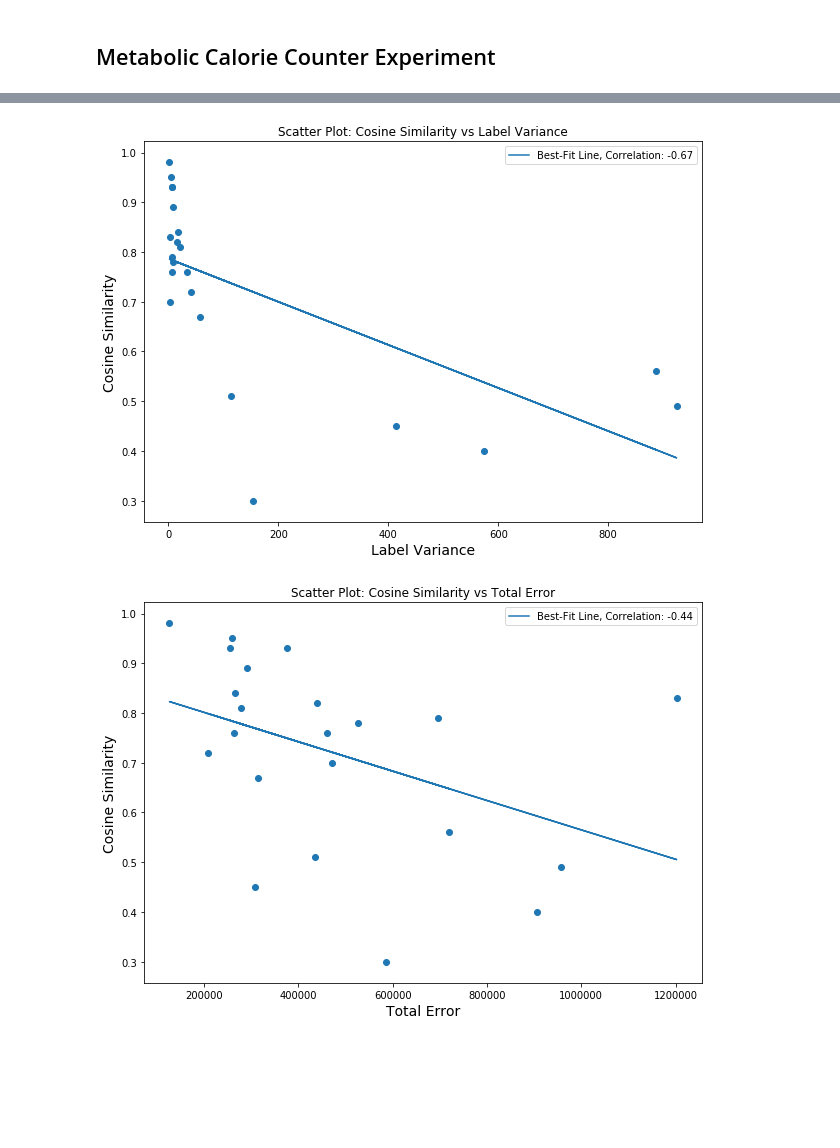
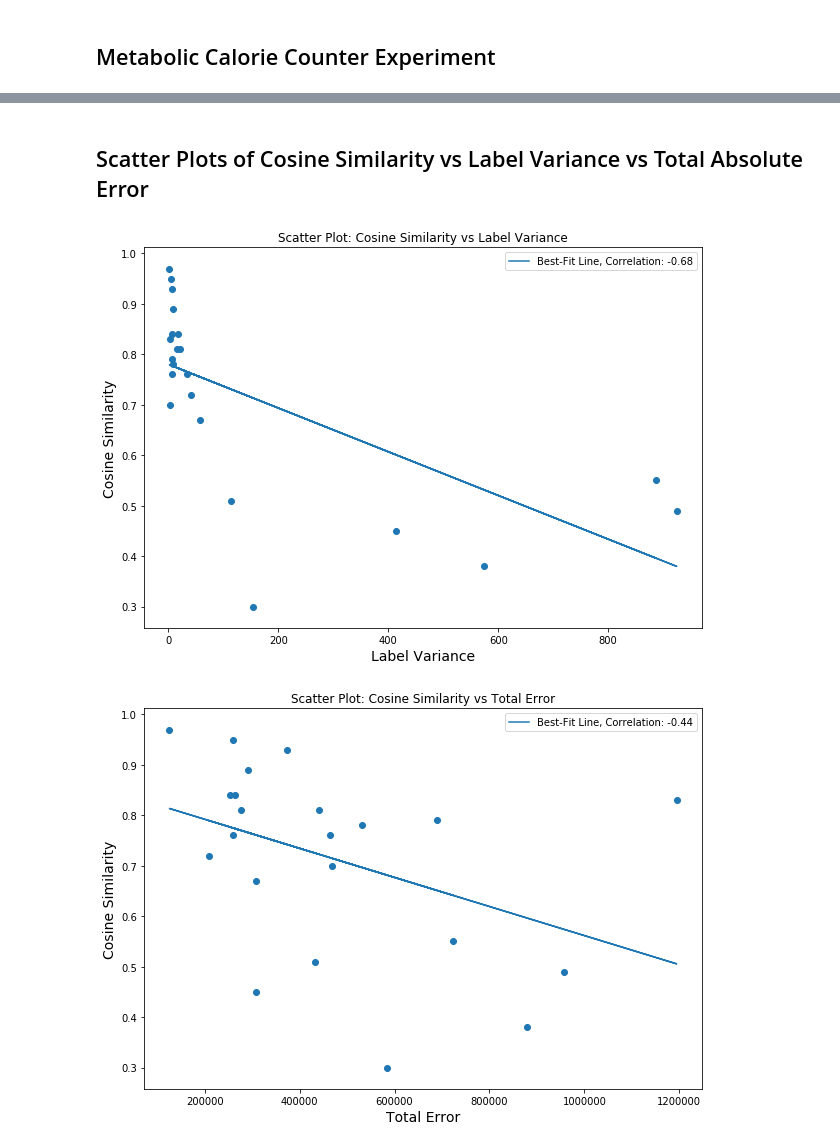
Before and after one commit to Root18D/AAI-501--Machine-Learning, a Jupyter notebook: Notebooks/AppendixA-SVMAnalysis.ipynb, the cells around one changed output, grey strips where cells are left out. Saved outputs shown, nothing was run; the diff lists cells and outputs as text; code cells hidden in the pictures; blank space fills up the shorter version.

```diff
--- a/Notebooks/AppendixA-SVMAnalysis.ipynb
+++ b/Notebooks/AppendixA-SVMAnalysis.ipynb
@@ -151,9 +150,9 @@ x_test shape: (1292266, 6)
 y_train shape: (5169062,)
 y_test shape: (1292266,)
 # %%
-clf = SGDClassifier(random_state=24)
+clf = SGDClassifier(random_state=24, n_jobs=-1)
 clf.fit(x_train, y_train)
 y_pred = clf.predict(x_test)
-print("Accuracy:", metrics.accuracy_score(y_test, y_pred)) # Evaluate model performance
+print("Accuracy:", round(metrics.accuracy_score(y_test, y_pred), 2)) # Evaluate model performance
 print(classification_report(y_test, y_pred))
 # %% [output]
@@ -197,9 +222,10 @@ Fitting 5 folds for each of 24 candidates, totalling 120 fits
 {'alpha': 1e-07, 'loss': 'hinge', 'n_jobs': -1, 'random_state': 24}
 SGDClassifier(alpha=1e-07, n_jobs=-1, random_state=24)
 # %%
-clf = SGDClassifier(alpha=1e-7, loss='hinge', random_state=24, n_jobs=-1)
-clf.fit(x_train, y_train)
-y_pred = clf.predict(x_test)
+# Run model using adjusted hyperparameters
+clf_adjusted = SGDClassifier(alpha=1e-7, loss='hinge', random_state=24, n_jobs=-1)
+clf_adjusted.fit(x_train, y_train)
+y_pred = clf_adjusted.predict(x_test)
 print("Accuracy:", round(metrics.accuracy_score(y_test, y_pred), 2)) # Evaluate model performance
 print(classification_report(y_test, y_pred))
 # %% [output]
@@ -251,7 +277,7 @@ activity_label_inv = {v: k for k, v in activity_label.items()} # inverse label m
 # Function to test prediction per person
 def predict_calories_burned(dataPath):
     print('\nRunning Test for:', dataPath)
-    data = pd.read_csv(dataPath)
+    data = loaded_data[dataPath]
     d_x, d_y = split_and_scale_data(data, True)
     d_pred = list(map(activity_label_inv.get, clf.predict(d_x)))
     cosine_sim = round(cosine_similarity([d_pred], [d_y])[0][0], 2)
@@ -267,7 +293,7 @@ def predict_calories_burned(dataPath):
     print('Total Actual Calories Burned:', round(sum_act_cal, 2))
     print('Total Predicted Calories Burned:', round(sum_pred_cal, 2))
     total_error = abs(round(sum_pred_cal - sum_act_cal, 2))
-    print('Total Error (Predicted - Actual):', total_error)
+    print('Total Absolute Error (Predicted - Actual):', total_error)
     print('Variance in labels:', label_variance)
 
     return cosine_sim, label_variance, total_error
@@ -277,7 +303,7 @@ cosine_similarities = []
 label_variances = []
 total_errors = []
 
-for dataset in datasets:
+for dataset in loaded_data:
     cosine_sim, label_variance, total_error =  predict_calories_burned(dataset)
     cosine_similarities.append(cosine_sim)
     label_variances.append(label_variance)
@@ -302,38 +328,40 @@ Total Error (Predicted - Actual): 585968.1
 Variance in labels: 153.31
+# %% [markdown]
+## Scatter Plots of Cosine Similarity vs Label Variance vs Total Absolute Error
 # %%
-x = np.asarray(label_variances, dtype=np.float32)
-y = np.asarray(cosine_similarities, dtype=np.float32)
+x_plot = np.asarray(label_variances, dtype=np.float32)
+y_plot = np.asarray(cosine_similarities, dtype=np.float32)
 
 fig = plt.figure(figsize=(10, 7))
-plt.scatter(x, y)
+plt.scatter(x_plot, y_plot)
 plt.xlabel("Label Variance", size=14)
 plt.ylabel("Cosine Similarity", size=14)
 plt.title('Scatter Plot: Cosine Similarity vs Label Variance')
-a, b = np.polyfit(x, y, 1) # find line of best fit
-plt.plot(x, a*(x)+b) # add line of best fit to plot
+a, b = np.polyfit(x_plot, y_plot, 1) # find line of best fit
+plt.plot(x_plot, a*(x_plot)+b) # add line of best fit to plot
 
 # calculate correlation using the covariance and standard deviations
-correlation = round((np.cov(x,y) / (x.std() * y.std()))[0,1], 2)
+correlation = round((np.cov(x_plot,y_plot) / (x_plot.std() * y_plot.std()))[0,1], 2)
 plt.legend(['Best-Fit Line, Correlation: '+str(correlation)], loc='upper right')
 plt.show()
 # %% [output]
-[figure, old version]
+[figure, new version]
 # %%
-x = np.asarray(total_errors, dtype=np.float32)
-y = np.asarray(cosine_similarities, dtype=np.float32)
+x_plot = np.asarray(total_errors, dtype=np.float32)
+y_plot = np.asarray(cosine_similarities, dtype=np.float32)
 
 fig = plt.figure(figsize=(10, 7))
-plt.scatter(x, y)
+plt.scatter(x_plot, y_plot)
 plt.xlabel("Total Error", size=14)
 plt.ylabel("Cosine Similarity", size=14)
 plt.title('Scatter Plot: Cosine Similarity vs Total Error')
-a, b = np.polyfit(x, y, 1) # find line of best fit
-plt.plot(x, a*(x)+b) # add line of best fit to plot
+a, b = np.polyfit(x_plot, y_plot, 1) # find line of best fit
+plt.plot(x_plot, a*(x_plot)+b) # add line of best fit to plot
 
 # calculate correlation using the covariance and standard deviations
-correlation = round((np.cov(x,y) / (x.std() * y.std()))[0,1], 2)
+correlation = round((np.cov(x_plot,y_plot) / (x_plot.std() * y_plot.std()))[0,1], 2)
 plt.legend(['Best-Fit Line, Correlation: '+str(correlation)], loc='upper right')
 plt.show()
 # %% [output]
-[figure, old version]
+[figure, new version]
 # %%
```
Also changed, not shown: parts of 11 cells of this notebook.
